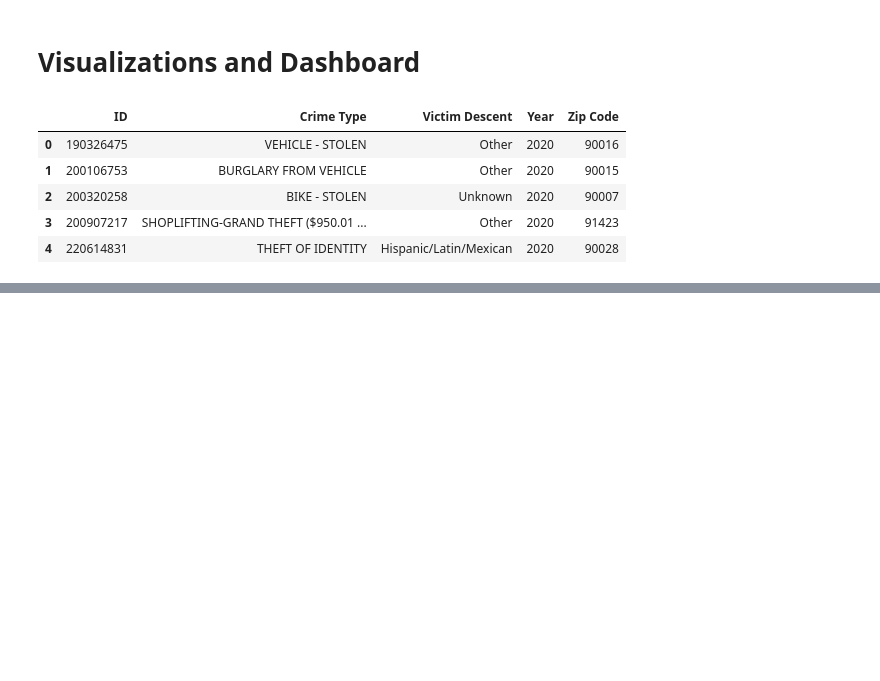
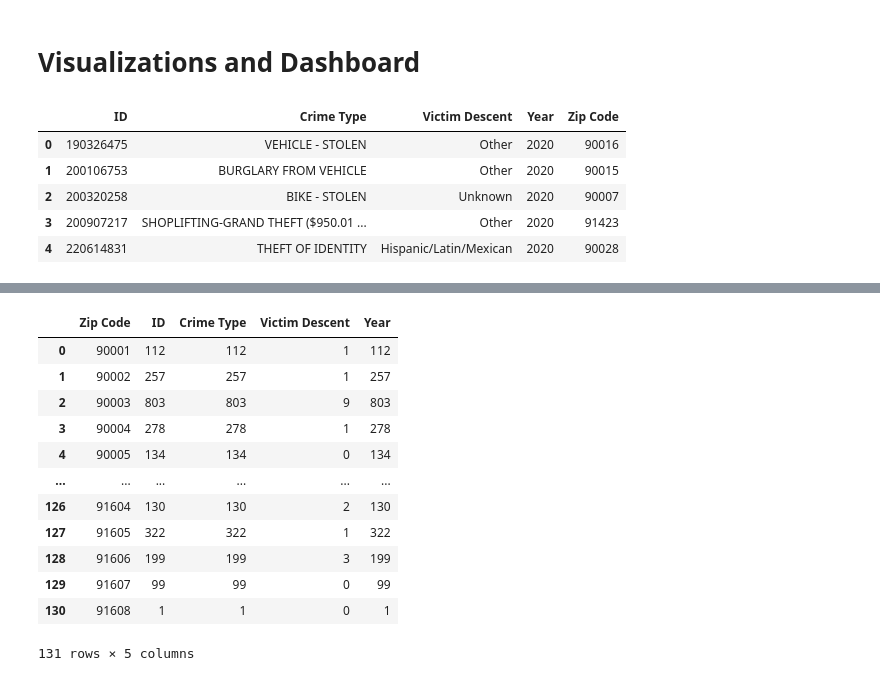
Before and after one commit to Mohammed-a-ali01/Project-3---Data-Visualization-, a Jupyter notebook: clean_code.ipynb, the cells around one changed output, grey strips where cells are left out. Drawn from its saved outputs; the diff is of its cells as text; code cells hidden in the pictures; blank space fills up the shorter version.

```diff
--- a/clean_code.ipynb
+++ b/clean_code.ipynb
@@ -343,3 +571,24 @@ if __name__ == '__main__':
     app.run_server(debug=True)
 # %% [output]
 [interactive output not drawn]
+# %%
+data_year = LA_crime_df[LA_crime_df['Year'] == int(2020)]
+data_crime = data_year[data_year['Crime Type'] == 'VEHICLE - STOLEN']
+
+    # Group by Zip Code and count crime
+zip_code_crime = data_crime.groupby('Zip Code').count().reset_index()
+zip_code_crime
+# %% [output]
+|  | Zip Code | ID | Crime Type | Victim Descent | Year |
+| 0 | 90001 | 112 | 112 | 1 | 112 |
+| 1 | 90002 | 257 | 257 | 1 | 257 |
+| 2 | 90003 | 803 | 803 | 9 | 803 |
+| 3 | 90004 | 278 | 278 | 1 | 278 |
+| 4 | 90005 | 134 | 134 | 0 | 134 |
+| ... | ... | ... | ... | ... | ... |
+| 126 | 91604 | 130 | 130 | 2 | 130 |
+| 127 | 91605 | 322 | 322 | 1 | 322 |
+| 128 | 91606 | 199 | 199 | 3 | 199 |
+| 129 | 91607 | 99 | 99 | 0 | 99 |
+| 130 | 91608 | 1 | 1 | 0 | 1 |
+131 rows × 5 columns
```
Also changed, not shown: parts of 4 cells of this notebook, 1 other file.
